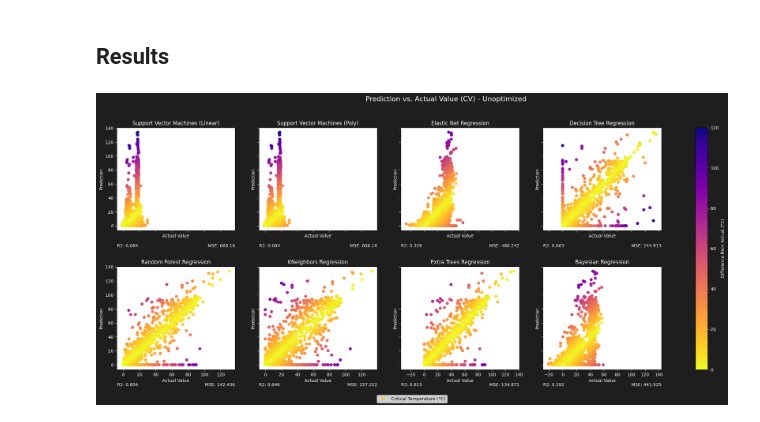
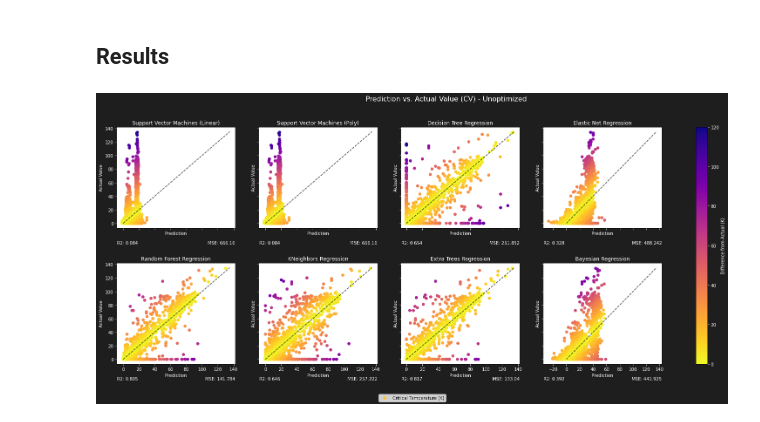
Before and after one commit to sylphrena0/classe, a Jupyter notebook: code/training_bulk.ipynb, the cells around one changed output. Drawn from its saved outputs; the diff is of its cells as text; code cells hidden in the pictures.

```diff
--- a/code/training_bulk.ipynb
+++ b/code/training_bulk.ipynb
@@ -26,9 +26,6 @@ import numpy as np
 import pandas as pd
 import matplotlib.pyplot as plt
 import seaborn as sns #heatmaps
-
-#custom import for evaluation functions
-from project_functions import import_data, evaluate, evaluate_one
 
 #regression models:
 from mlens.ensemble import SuperLearner
@@ -49,7 +46,7 @@ from skopt import BayesSearchCV #bayesian optimization
 #imports the data from get_featurizers. Function because some models we may want infinity:
 def import_data(replace_inf=False):
     global data, target, train_data, test_data, train_target, test_target #variables that we want to define globally (outside of this funtion)
-    data = pd.DataFrame(pd.read_csv('../data/supercon_feat.csv')) #loads data produced in get_featurizer.ipynb
+    data = pd.DataFrame(pd.read_csv('../data/supercon_features.csv')) #loads data produced in get_featurizer.ipynb
     target = data.pop('Tc') #remove target (critical temp) from data
 
     if replace_inf: #replaces values of infinity with NaN if replace_inf is True
@@ -98,6 +91,7 @@ def evaluate_one(model_name, regressor, parameters): #define function that train
 # %%
 def evaluate(models, title): #define function that trains up to eight models at once plots with each model in a subplot. Includes model scores
     global train_data, train_data, test_data, test_target #we need these variables and don't want to pass them as arguments
+    import_data(replace_inf=True)
     with plt.rc_context({'xtick.color':'white', 'ytick.color':'white','axes.titlecolor':'white','figure.facecolor':'#1e1e1e','text.color':'white','legend.labelcolor':'black'}):
         fig, ax = plt.subplots(2, 4, sharex='col', sharey='row', figsize=(28,10))
         fig.subplots_adjust(hspace=0.35)
@@ -112,17 +106,20 @@ def evaluate(models, title): #define function that trains up to eight models at
 
             #make our plot - with plt.rc_context sets theme to look good in dark mode
             difference = np.abs(test_target - model_pred) #function that finds the absolute difference between predicted and actual value
-            im = ax[ax1, ax2].scatter(model_pred, test_target, cmap='plasma_r', norm=plt.Normalize(0, 120), c=difference, label="Critical Temperature (°C)") #create scatter plot of data
+            im = ax[ax1, ax2].scatter(model_pred, test_target, cmap='plasma_r', norm=plt.Normalize(0, 120), c=difference, label="Critical Temperature (K)") #create scatter plot of data
+
+            ax[ax1, ax2].plot((0,135), (0,135), 'k--', alpha=0.75)
+
             ax[ax1, ax2].set_title(model_name, c='white')
-            ax[ax1, ax2].set_ylabel('Prediction', c='white')
-            ax[ax1, ax2].set_xlabel('Actual Value', c='white')
+            ax[ax1, ax2].set_xlabel('Prediction', c='white')
+            ax[ax1, ax2].set_ylabel('Actual Value', c='white')
             ax[ax1, ax2].annotate(f'MSE: {mse}', xy = (1.0, -0.15), xycoords='axes fraction', ha='right', va="center", fontsize=10) #add footnote with MSE
             ax[ax1, ax2].annotate(f'R2: {r_squared}', xy = (0.18, -0.15), xycoords='axes fraction', ha='right', va="center", fontsize=10) #add footnote with R2
 
         handles, labels = ax[0,0].get_legend_handles_labels()
         fig.legend(handles=handles,loc='lower center')
 
-        fig.colorbar(im, ax=ax.ravel().tolist()).set_label(label="Difference from Actual (°C)", color='white') #using .set_label() as colorbar() does accept color arguments
+        fig.colorbar(im, ax=ax.ravel().tolist()).set_label(label="Difference from Actual (K)", color='white') #using .set_label() as colorbar() does accept color arguments
 
         plt.savefig('../data/results.png')
         plt.show()
@@ -130,15 +127,15 @@ def evaluate(models, title): #define function that trains up to eight models at
 ## Results
 # %%
 models =   [["Support Vector Machines (Linear)", SVR, {}, 0, 0],
+            ["Random Forest Regression", RandomForestRegressor, {}, 1, 0],
             ["Support Vector Machines (Poly)", SVR, {}, 0, 1],
-            ["Elastic Net Regression", ElasticNet, {}, 0, 2],
-            ["Decision Tree Regression", DecisionTreeRegressor, {}, 0, 3],
-            ["Random Forest Regression", RandomForestRegressor, {}, 1, 0],
             ["KNeighbors Regression", KNeighborsRegressor, {}, 1, 1],
+            ["Decision Tree Regression", DecisionTreeRegressor, {}, 0, 2],
             ["Extra Trees Regression", ExtraTreesRegressor, {}, 1, 2],
+            ["Elastic Net Regression", ElasticNet, {}, 0, 3],
             ["Bayesian Regression", BayesianRidge, {}, 1, 3]]
 evaluate(models, "Prediction vs. Actual Value (CV) - Unoptimized") #call evaluation function, defined in ./project_functions.py
 # %% [output]
-[figure, old version]
+[figure, new version]
 # %%
 models =   [["Support Vector Machines", SVR, {C=1, epsilon=10, gamma='auto', kernel='linear', random_state=43}, 0, 0],
```
Also changed, not shown: parts of 4 cells of this notebook, 1 other file.
